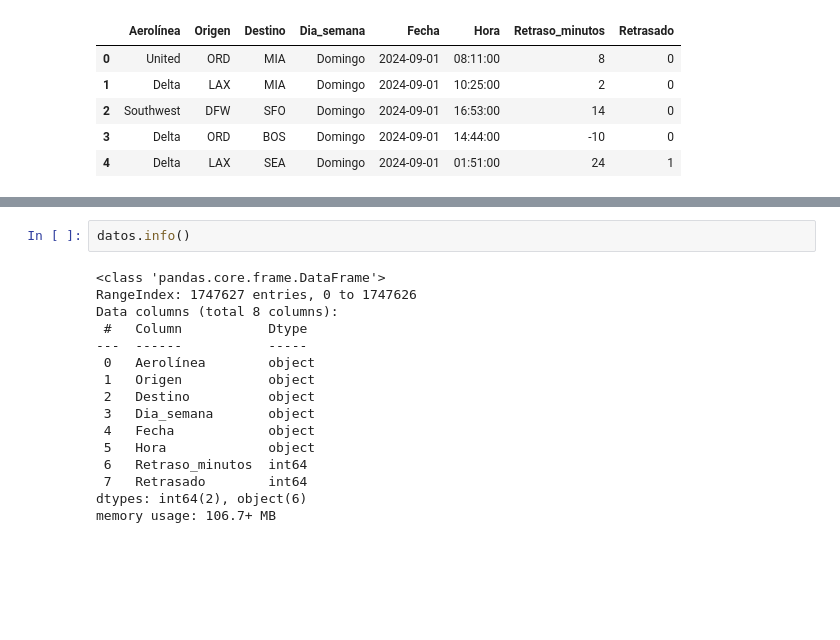
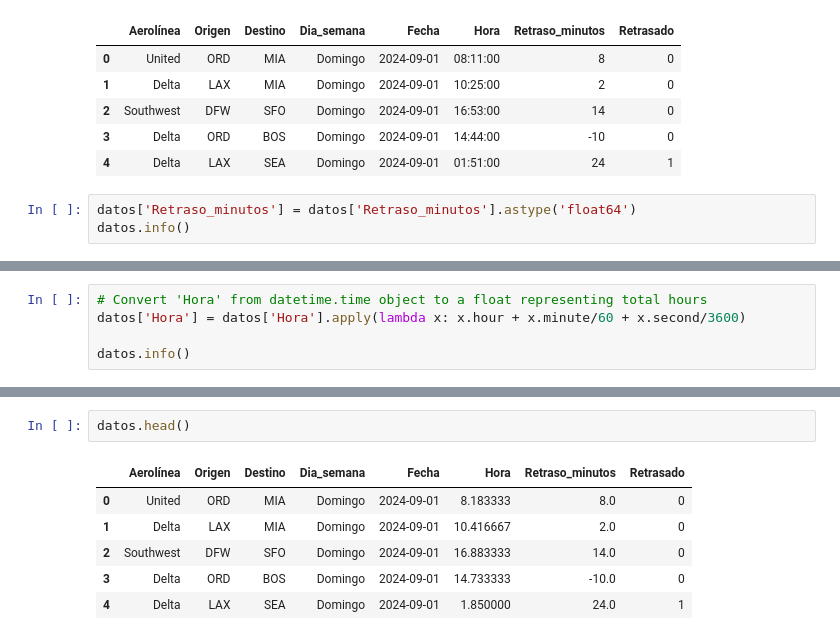
Before and after one commit to Ivan8Garcia/Proyecto_NoCountry, a Jupyter notebook: Vuelos.ipynb, the cells around one changed output, grey strips where cells are left out. Saved outputs shown, nothing was run; the diff lists cells and outputs as text; blank space fills up the shorter version.

```diff
--- a/Vuelos.ipynb
+++ b/Vuelos.ipynb
@@ -204,3 +204,6 @@ datos.head()
 | 2 | Southwest | DFW | SFO | Domingo | 2024-09-01 | 16:53:00 | 14 | 0 |
 | 3 | Delta | ORD | BOS | Domingo | 2024-09-01 | 14:44:00 | -10 | 0 |
 | 4 | Delta | LAX | SEA | Domingo | 2024-09-01 | 01:51:00 | 24 | 1 |
+# %%
+datos['Retraso_minutos'] = datos['Retraso_minutos'].astype('float64')
+datos.info()
@@ -206,0 +226,5 @@ datos.head()
+# %%
+# Convert 'Hora' from datetime.time object to a float representing total hours
+datos['Hora'] = datos['Hora'].apply(lambda x: x.hour + x.minute/60 + x.second/3600)
+
+datos.info()
@@ -207,18 +247,9 @@ datos.head()
 # %%
-datos.info()
+datos.head()
 # %% [output]
-<class 'pandas.core.frame.DataFrame'>
-RangeIndex: 1747627 entries, 0 to 1747626
-Data columns (total 8 columns):
- #   Column           Dtype
----  ------           -----
- 0   Aerolínea        object
- 1   Origen           object
- 2   Destino          object
- 3   Dia_semana       object
- 4   Fecha            object
- 5   Hora             object
- 6   Retraso_minutos  int64
- 7   Retrasado        int64
-dtypes: int64(2), object(6)
-memory usage: 106.7+ MB
+|  | Aerolínea | Origen | Destino | Dia_semana | Fecha | Hora | Retraso_minutos | Retrasado |
+| 0 | United | ORD | MIA | Domingo | 2024-09-01 | 8.183333 | 8.0 | 0 |
+| 1 | Delta | LAX | MIA | Domingo | 2024-09-01 | 10.416667 | 2.0 | 0 |
+| 2 | Southwest | DFW | SFO | Domingo | 2024-09-01 | 16.883333 | 14.0 | 0 |
+| 3 | Delta | ORD | BOS | Domingo | 2024-09-01 | 14.733333 | -10.0 | 0 |
+| 4 | Delta | LAX | SEA | Domingo | 2024-09-01 | 1.850000 | 24.0 | 1 |
```
Also changed, not shown: parts of 6 cells of this notebook.
